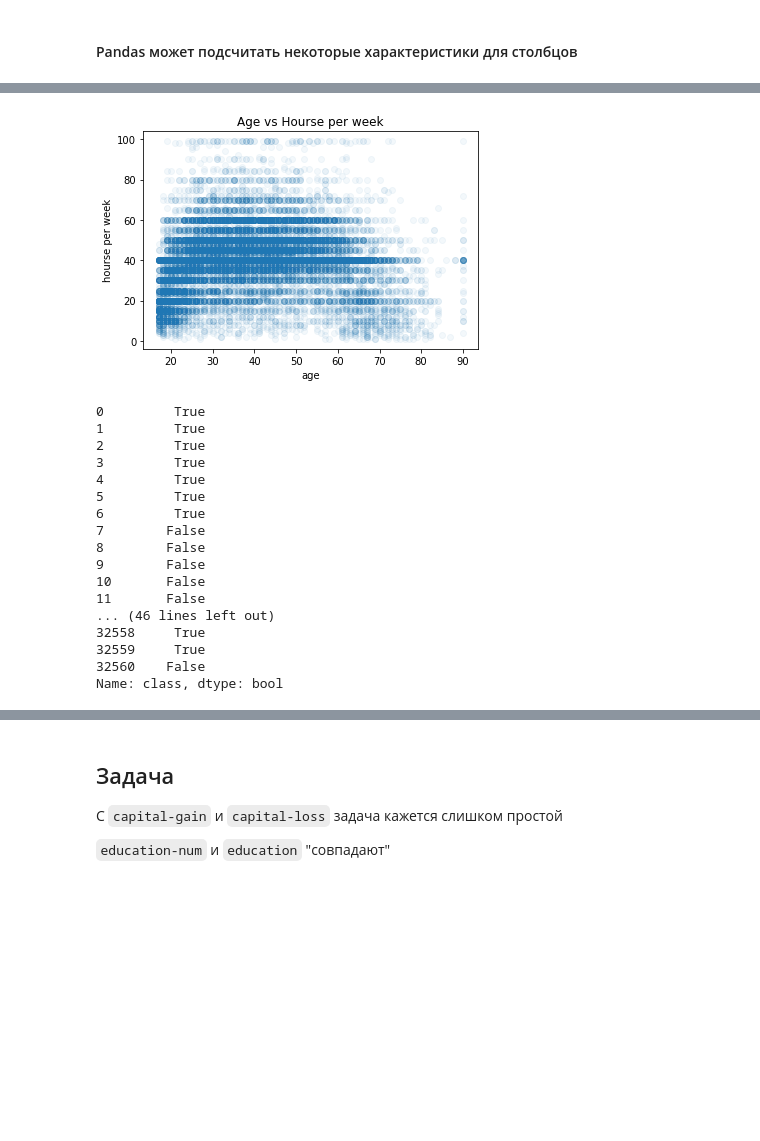
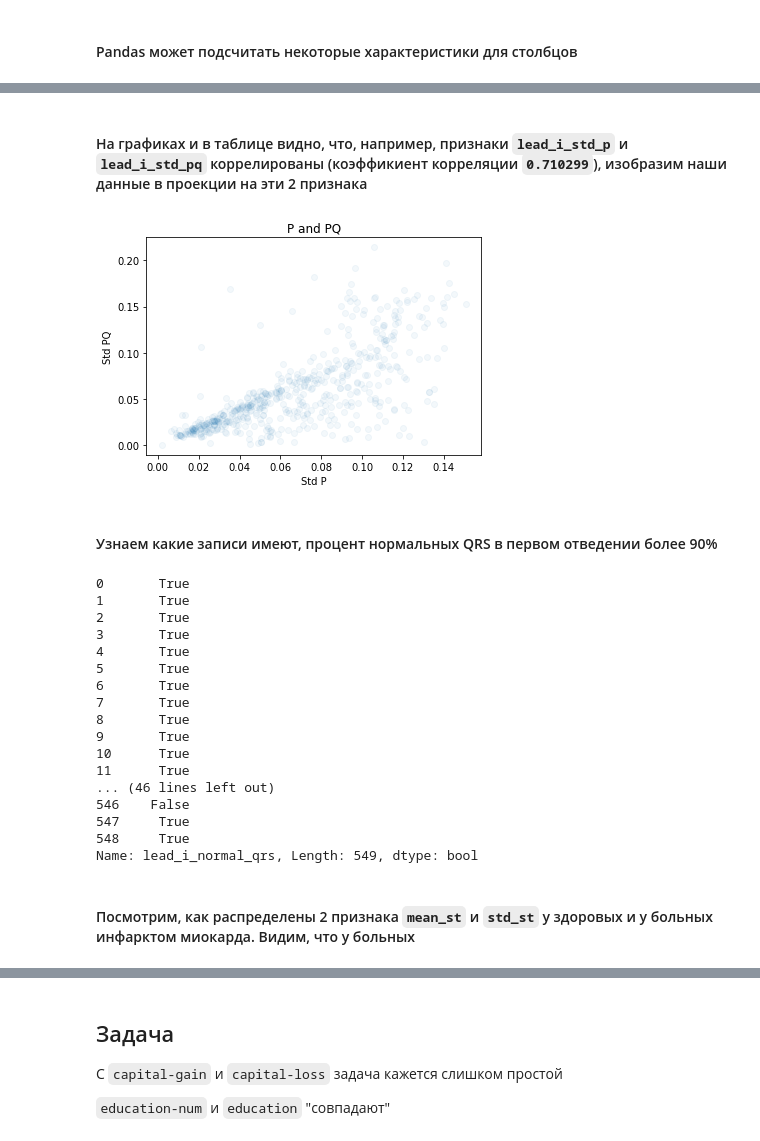
Before and after one commit to MoskalenkoViktor/ML, a Jupyter notebook: ml.ipynb, the cells around one changed output, grey strips where cells are left out. Saved outputs shown, nothing was run; the diff lists cells and outputs as text; code cells hidden in the pictures; blank space fills up the shorter version.

```diff
--- a/ml.ipynb
+++ b/ml.ipynb
@@ -293,31 +284,37 @@ data.corr()
+# %% [markdown]
+#### На графиках и в таблице видно, что, например, признаки `lead_i_std_p` и `lead_i_std_pq` коррелированы (коэффикиент корреляции `0.710299`), изобразим наши данные в проекции на эти 2 признака
 # %%
-plt.plot(data['age'], data['hours-per-week'], 'o', alpha = 0.05)
-plt.xlabel('age')
-plt.ylabel('hourse per week')
-plt.title('Age vs Hourse per week')
+plt.plot(data['lead_i_std_p'], data['lead_i_std_pq'], 'o', alpha = 0.05)
+plt.xlabel('Std P')
+plt.ylabel('Std PQ')
+plt.title('P and PQ')
 pass
 # %% [output]
-[figure, old version]
+[figure, new version]
-# %%
-data['class'] == '<=50K'
-# %% [output]
-0         True
-1         True
-2         True
-3         True
-4         True
-5         True
-6         True
-7        False
-8        False
-9        False
-10       False
-11       False
-... (46 lines left out)
-32558     True
-32559     True
-32560    False
-Name: class, dtype: bool
+# %% [markdown]
+#### Узнаем какие записи имеют, процент нормальных QRS в первом отведении более 90%
+# %%
+data['lead_i_normal_qrs'] >= 90
+# %% [output]
+0       True
+1       True
+2       True
+3       True
+4       True
+5       True
+6       True
+7       True
+8       True
+9       True
+10      True
+11      True
+... (46 lines left out)
+546    False
+547     True
+548     True
+Name: lead_i_normal_qrs, Length: 549, dtype: bool
+# %% [markdown]
+#### Посмотрим, как распределены 2 признака `mean_st` и `std_st` у здоровых и у больных инфарктом миокарда. Видим, что у больных
 # %%
 plt.figure(figsize = (10, 6))
 
```
Also changed, not shown: parts of 22 cells of this notebook.
